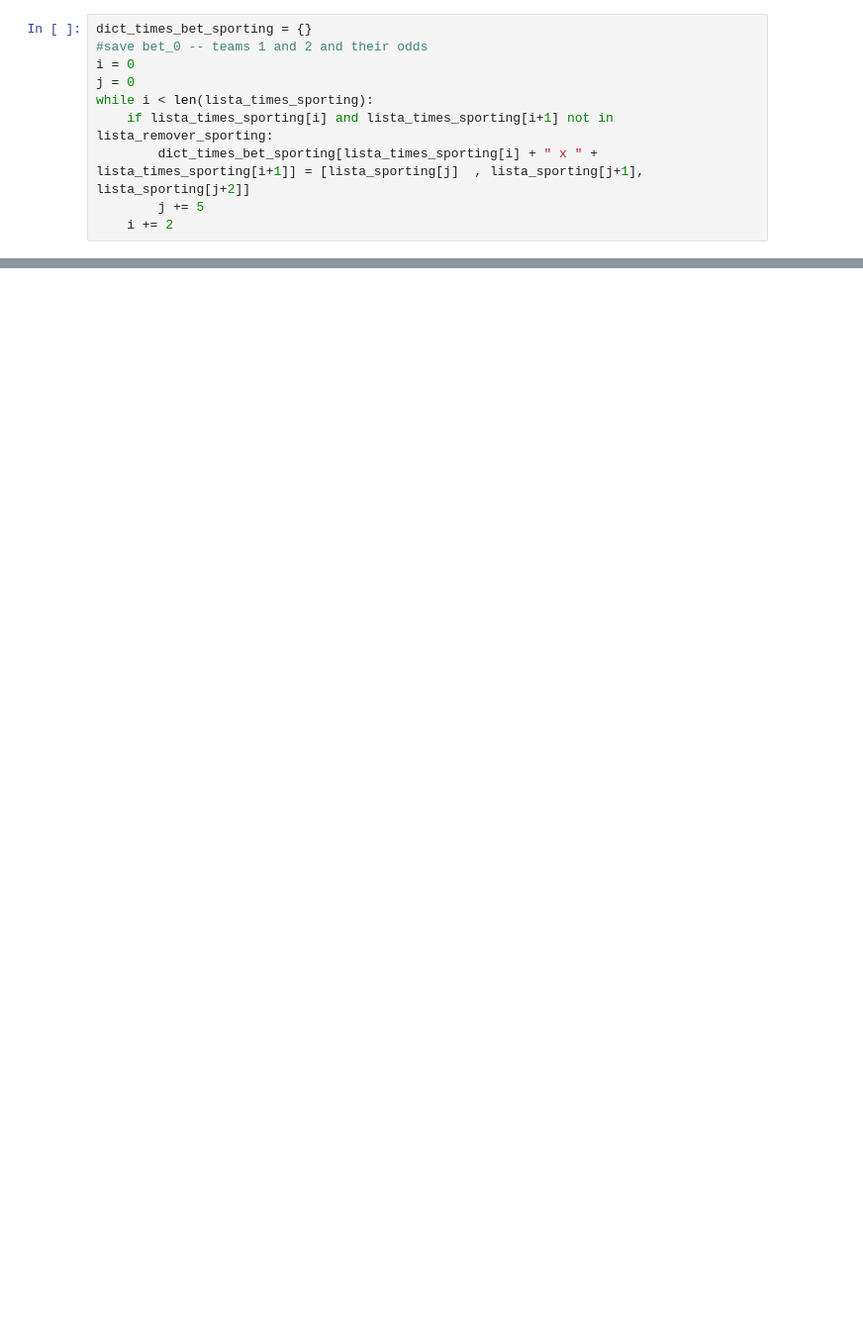
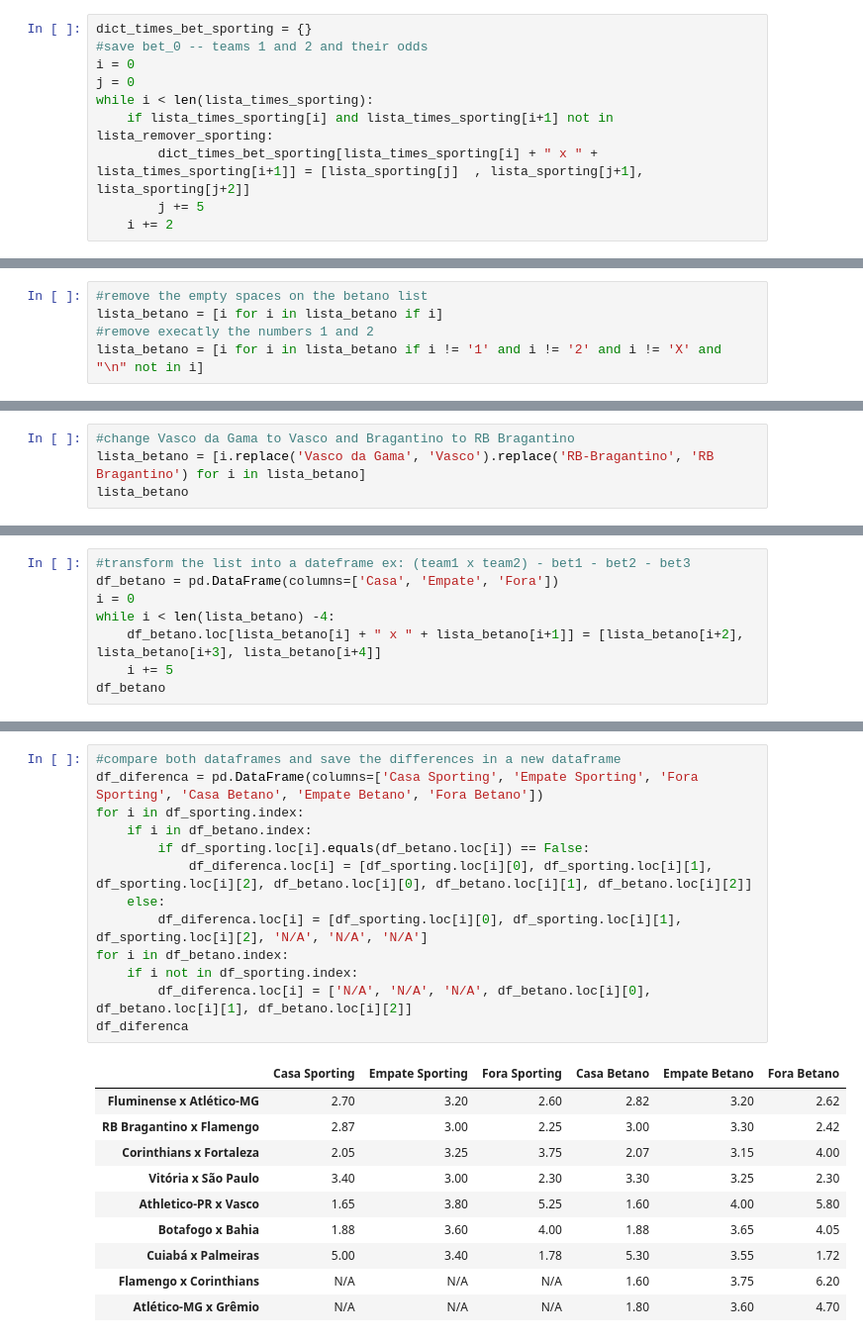
Before and after one commit to caiotravain/QuebrandoBanca, a Jupyter notebook: main.ipynb, the cells around one changed output, grey strips where cells are left out. Shown at 99% size. Saved outputs shown, nothing was run; the diff lists cells and outputs as text; blank space fills up the shorter version.

```diff
--- a/main.ipynb
+++ b/main.ipynb
@@ -108,0 +144,5 @@ São Paulo x Palmeiras      3.00  3.00  2.55
+# %%
+#remove the empty spaces on the betano list
+lista_betano = [i for i in lista_betano if i]
+#remove execatly the numbers 1 and 2
+lista_betano = [i for i in lista_betano if i != '1' and i != '2' and i != 'X' and "\n" not in i]
@@ -108,0 +153,4 @@ São Paulo x Palmeiras      3.00  3.00  2.55
+# %%
+#change Vasco da Gama to Vasco and Bragantino to RB Bragantino
+lista_betano = [i.replace('Vasco da Gama', 'Vasco').replace('RB-Bragantino', 'RB Bragantino') for i in lista_betano]
+lista_betano
@@ -108,0 +175,8 @@ São Paulo x Palmeiras      3.00  3.00  2.55
+# %%
+#transform the list into a dateframe ex: (team1 x team2) - bet1 - bet2 - bet3
+df_betano = pd.DataFrame(columns=['Casa', 'Empate', 'Fora'])
+i = 0
+while i < len(lista_betano) -4:
+    df_betano.loc[lista_betano[i] + " x " + lista_betano[i+1]] = [lista_betano[i+2], lista_betano[i+3], lista_betano[i+4]]
+    i += 5
+df_betano
@@ -108,0 +194,24 @@ São Paulo x Palmeiras      3.00  3.00  2.55
+# %%
+#compare both dataframes and save the differences in a new dataframe
+df_diferenca = pd.DataFrame(columns=['Casa Sporting', 'Empate Sporting', 'Fora Sporting', 'Casa Betano', 'Empate Betano', 'Fora Betano'])
+for i in df_sporting.index:
+    if i in df_betano.index:
+        if df_sporting.loc[i].equals(df_betano.loc[i]) == False:
+            df_diferenca.loc[i] = [df_sporting.loc[i][0], df_sporting.loc[i][1], df_sporting.loc[i][2], df_betano.loc[i][0], df_betano.loc[i][1], df_betano.loc[i][2]]
+    else:
+        df_diferenca.loc[i] = [df_sporting.loc[i][0], df_sporting.loc[i][1], df_sporting.loc[i][2], 'N/A', 'N/A', 'N/A']
+for i in df_betano.index:
+    if i not in df_sporting.index:
+        df_diferenca.loc[i] = ['N/A', 'N/A', 'N/A', df_betano.loc[i][0], df_betano.loc[i][1], df_betano.loc[i][2]]
+df_diferenca
+# %% [output]
+|  | Casa Sporting | Empate Sporting | Fora Sporting | Casa Betano | Empate Betano | Fora Betano |
+| Fluminense x Atlético-MG | 2.70 | 3.20 | 2.60 | 2.82 | 3.20 | 2.62 |
+| RB Bragantino x Flamengo | 2.87 | 3.00 | 2.25 | 3.00 | 3.30 | 2.42 |
+| Corinthians x Fortaleza | 2.05 | 3.25 | 3.75 | 2.07 | 3.15 | 4.00 |
+| Vitória x São Paulo | 3.40 | 3.00 | 2.30 | 3.30 | 3.25 | 2.30 |
+| Athletico-PR x Vasco | 1.65 | 3.80 | 5.25 | 1.60 | 4.00 | 5.80 |
+| Botafogo x Bahia | 1.88 | 3.60 | 4.00 | 1.88 | 3.65 | 4.05 |
+| Cuiabá x Palmeiras | 5.00 | 3.40 | 1.78 | 5.30 | 3.55 | 1.72 |
+| Flamengo x Corinthians | N/A | N/A | N/A | 1.60 | 3.75 | 6.20 |
+| Atlético-MG x Grêmio | N/A | N/A | N/A | 1.80 | 3.60 | 4.70 |
```
Also changed, not shown: parts of 13 cells of this notebook.
